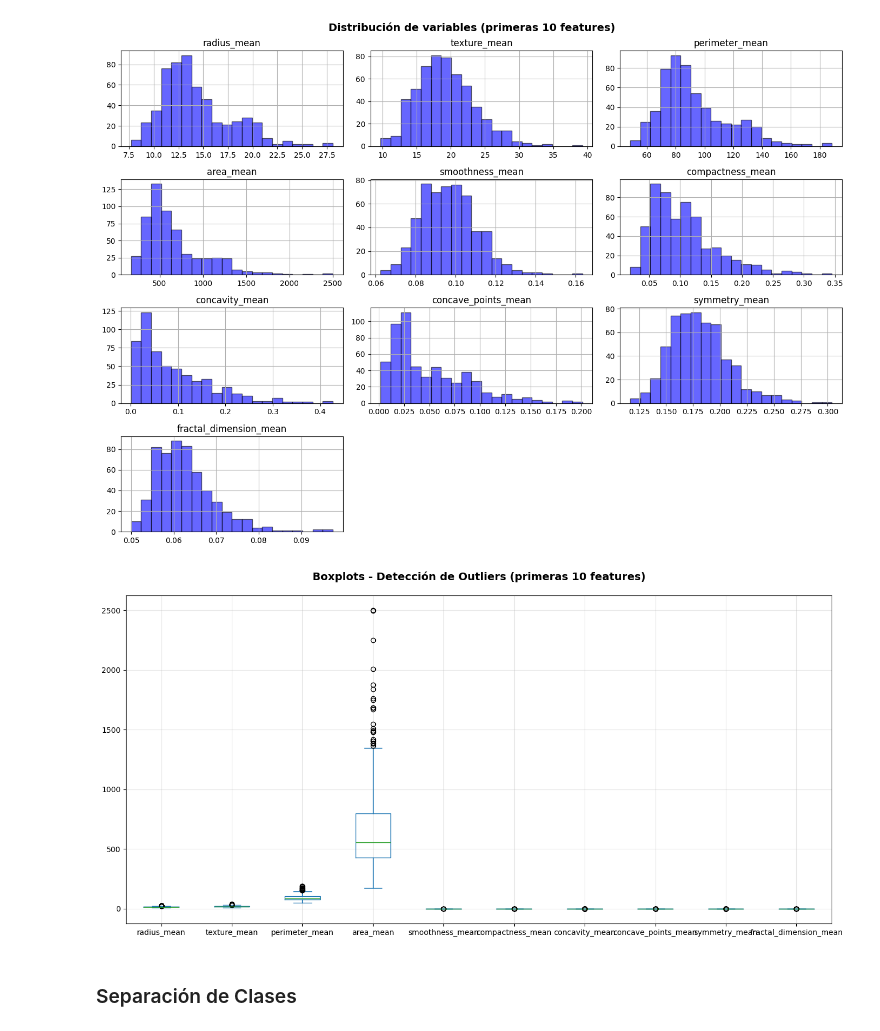
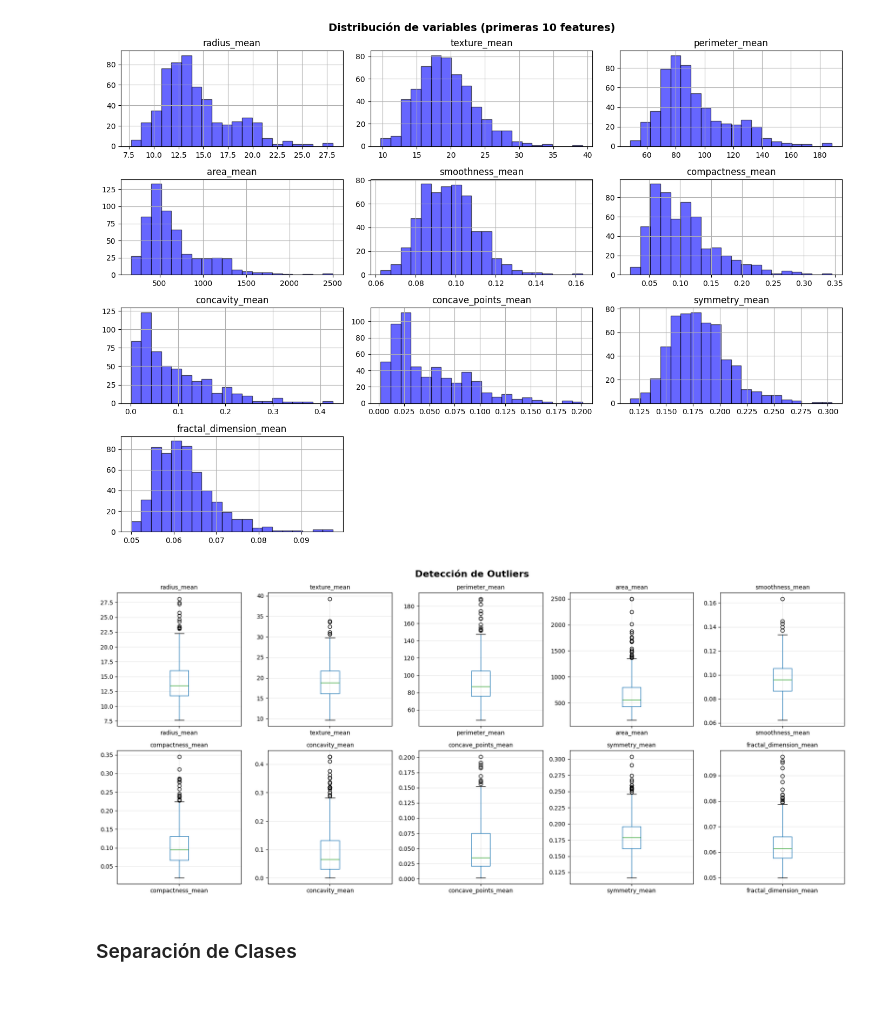
Before and after one commit to Pinuer/WDBC-Grupo8, a Jupyter notebook: Cancer.ipynb, the cells around one changed output. Drawn from its saved outputs; the diff is of its cells as text; code cells hidden in the pictures; blank space fills up the shorter version.

```diff
--- a/Cancer.ipynb
+++ b/Cancer.ipynb
@@ -221,19 +218,25 @@ plt.tight_layout()
 plt.show()
 # %% [output]
 [figure]
-# %%
-# Detección de Outliers
-fig, ax = plt.subplots(figsize=(14, 7))
-df[["radius_mean", "texture_mean", "perimeter_mean", "area_mean",
-    "smoothness_mean", "compactness_mean", "concavity_mean",
-    "concave_points_mean", "symmetry_mean", "fractal_dimension_mean"]].plot(
-    kind="box", ax=ax)
-ax.set_title("Boxplots - Detección de Outliers (primeras 10 features)", fontsize=14, fontweight="bold", pad=20)
-ax.grid(True, alpha=0.3)
-plt.tight_layout()
-plt.show()
-# %% [output]
-[figure, removed]
+# %%
+features = [
+    "radius_mean", "texture_mean", "perimeter_mean", "area_mean",
+    "smoothness_mean", "compactness_mean", "concavity_mean",
+    "concave_points_mean", "symmetry_mean", "fractal_dimension_mean"
+]
+
+fig, axes = plt.subplots(2, 5, figsize=(18,8))
+
+for ax, feature in zip(axes.flatten(), features):
+    df.boxplot(column=feature, ax=ax)
+    ax.set_title(feature, fontsize=10)
+    ax.grid(alpha=0.3)
+
+plt.suptitle("Detección de Outliers", fontsize=16, fontweight="bold")
+plt.tight_layout()
+plt.show()
+# %% [output]
+[figure, added]
 # %% [markdown]
 ### Separación de Clases
 # %%
```
Also changed, not shown: parts of 57 cells of this notebook.
